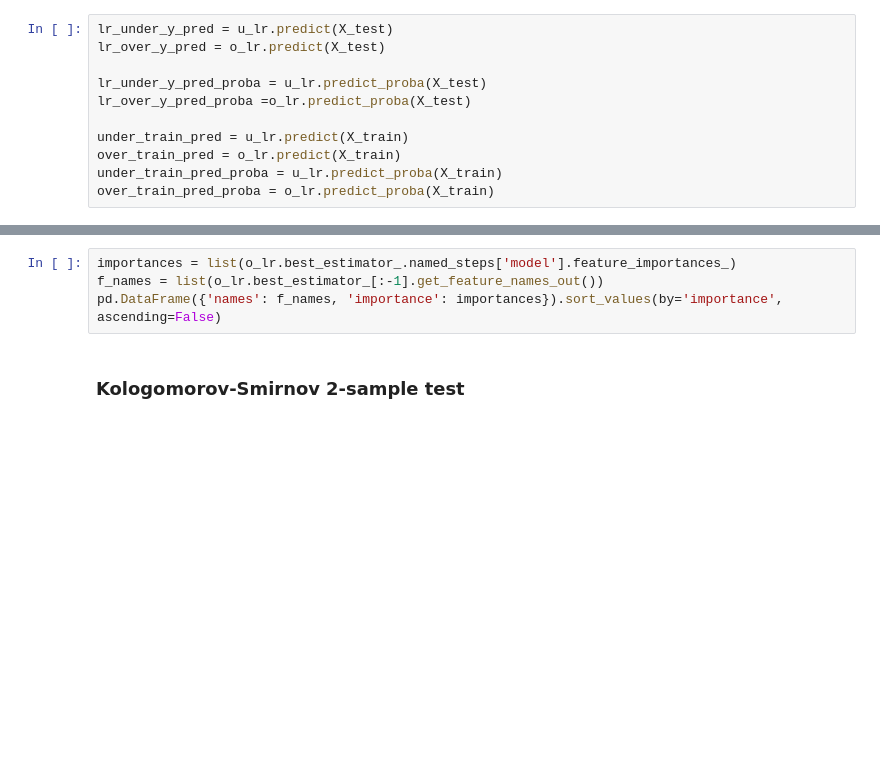
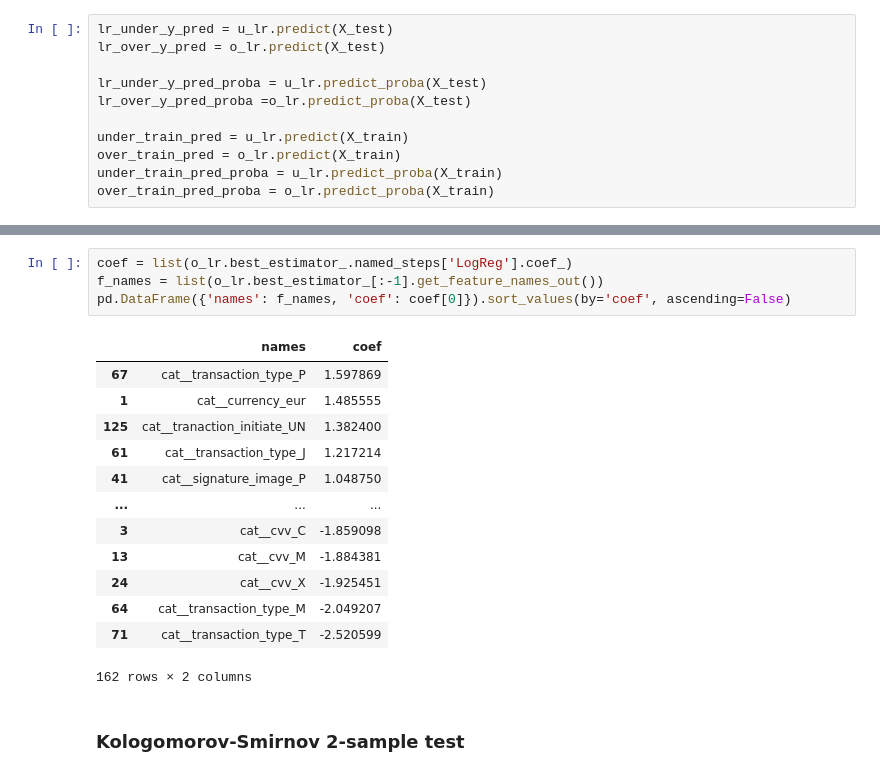
Before and after one commit to JakubKozlowski1/data_mining, a Jupyter notebook: evaluation.ipynb, the cells around one changed output, grey strips where cells are left out. Cells and saved outputs as stored; diff of their text form; blank space fills up the shorter version.

```diff
--- a/evaluation.ipynb
+++ b/evaluation.ipynb
@@ -57,7 +85,21 @@ pd.DataFrame({'names': f_names, 'importance': importances}).sort_values(by='impo
 # %%
-importances = list(o_lr.best_estimator_.named_steps['model'].feature_importances_)
+coef = list(o_lr.best_estimator_.named_steps['LogReg'].coef_)
 f_names = list(o_lr.best_estimator_[:-1].get_feature_names_out())
-pd.DataFrame({'names': f_names, 'importance': importances}).sort_values(by='importance', ascending=False)
+pd.DataFrame({'names': f_names, 'coef': coef[0]}).sort_values(by='coef', ascending=False)
+# %% [output]
+|  | names | coef |
+| 67 | cat__transaction_type_P | 1.597869 |
+| 1 | cat__currency_eur | 1.485555 |
+| 125 | cat__tranaction_initiate_UN | 1.382400 |
+| 61 | cat__transaction_type_J | 1.217214 |
+| 41 | cat__signature_image_P | 1.048750 |
+| ... | ... | ... |
+| 3 | cat__cvv_C | -1.859098 |
+| 13 | cat__cvv_M | -1.884381 |
+| 24 | cat__cvv_X | -1.925451 |
+| 64 | cat__transaction_type_M | -2.049207 |
+| 71 | cat__transaction_type_T | -2.520599 |
+162 rows × 2 columns
 # %% [markdown]
 ### Kologomorov-Smirnov 2-sample test
 # %% [markdown]
```
Also changed, not shown: parts of 29 cells of this notebook, 6 other files.
